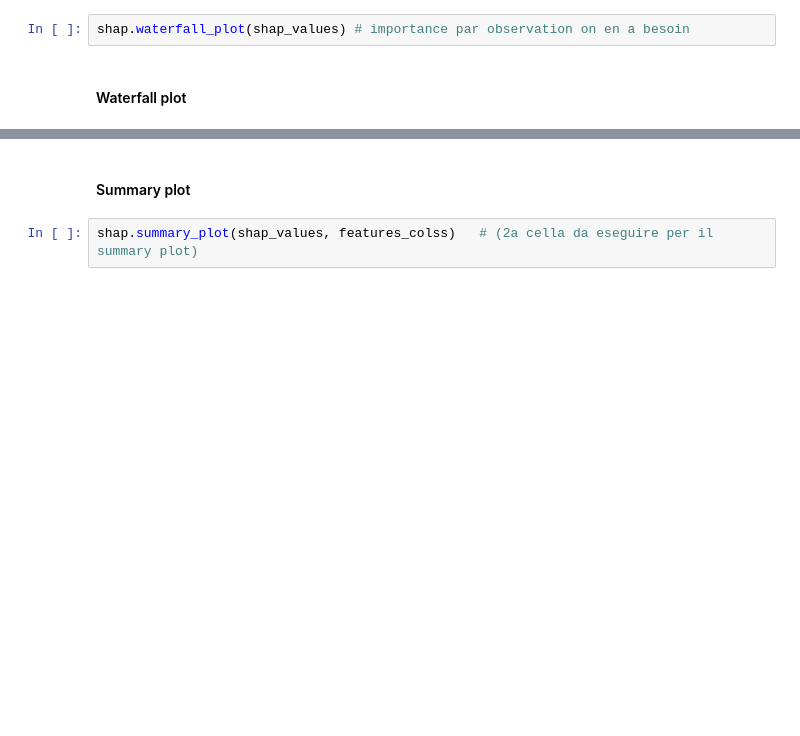
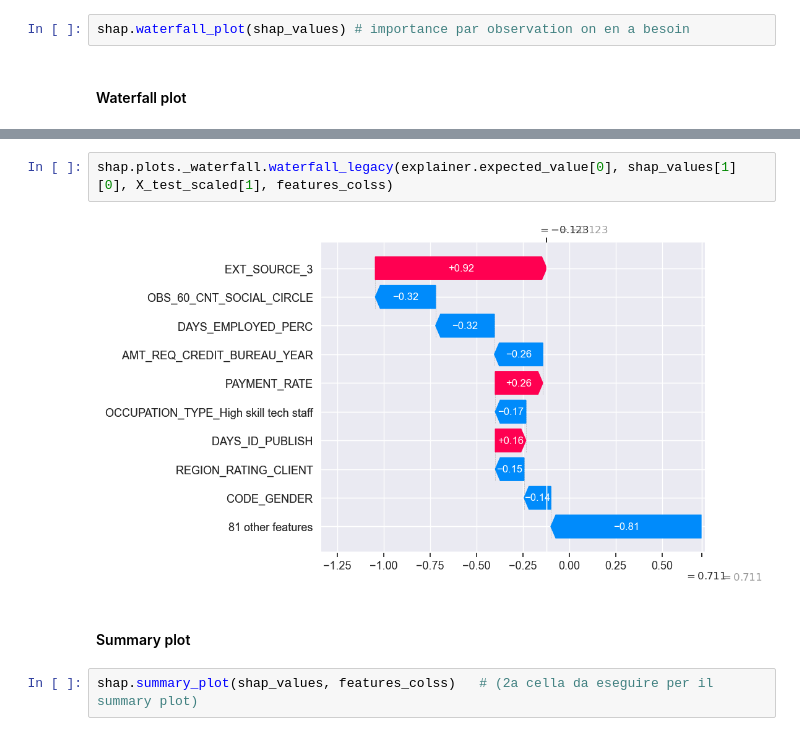
Before and after one commit to SilviaFranze/Project7, a Jupyter notebook: Proj7.ipynb, the cells around one changed output, grey strips where cells are left out. Saved outputs shown, nothing was run; the diff lists cells and outputs as text; blank space fills up the shorter version.

```diff
--- a/Proj7.ipynb
+++ b/Proj7.ipynb
@@ -1287,3 +1404,7 @@ shap.plots._waterfall.waterfall_legacy(explainer.expected_value[0], shap_values[
+# %%
+shap.plots._waterfall.waterfall_legacy(explainer.expected_value[0], shap_values[1][0], X_test_scaled[1], features_colss)
+# %% [output]
+[figure, added]
 # %% [markdown]
 #### Summary plot
 # %%
```
Also changed, not shown: parts of 39 cells of this notebook.
